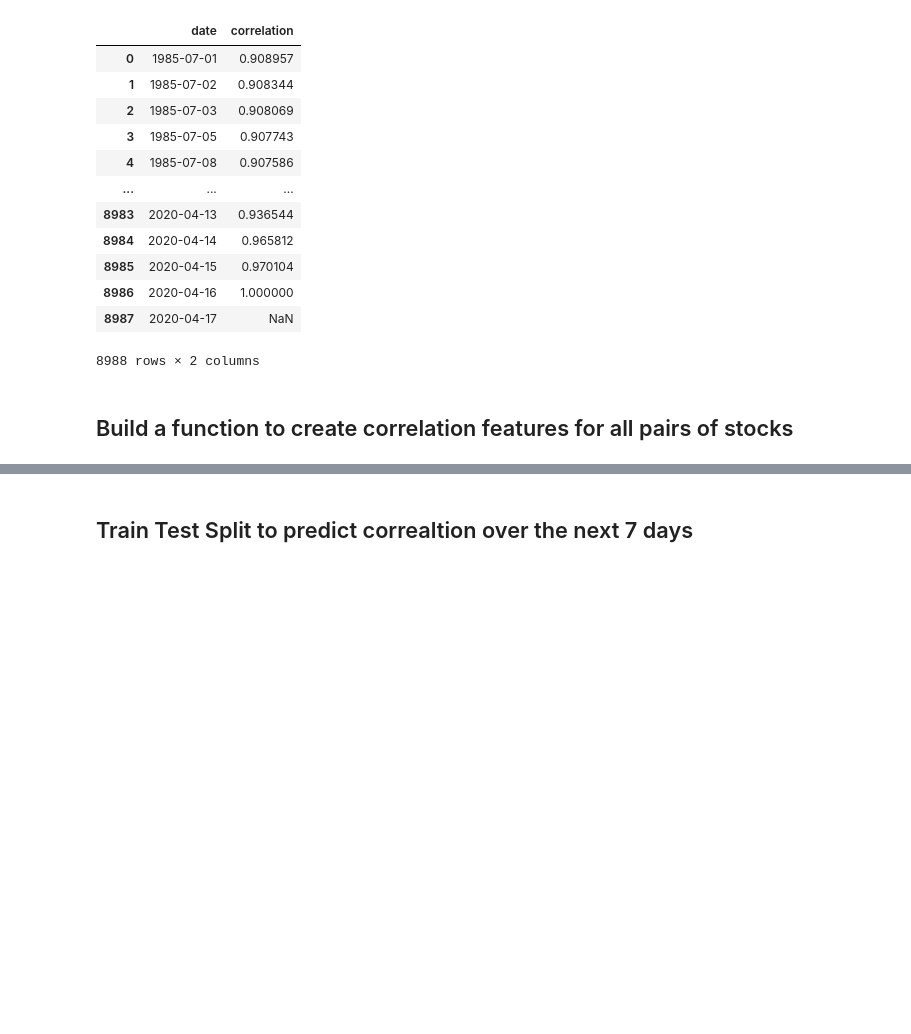
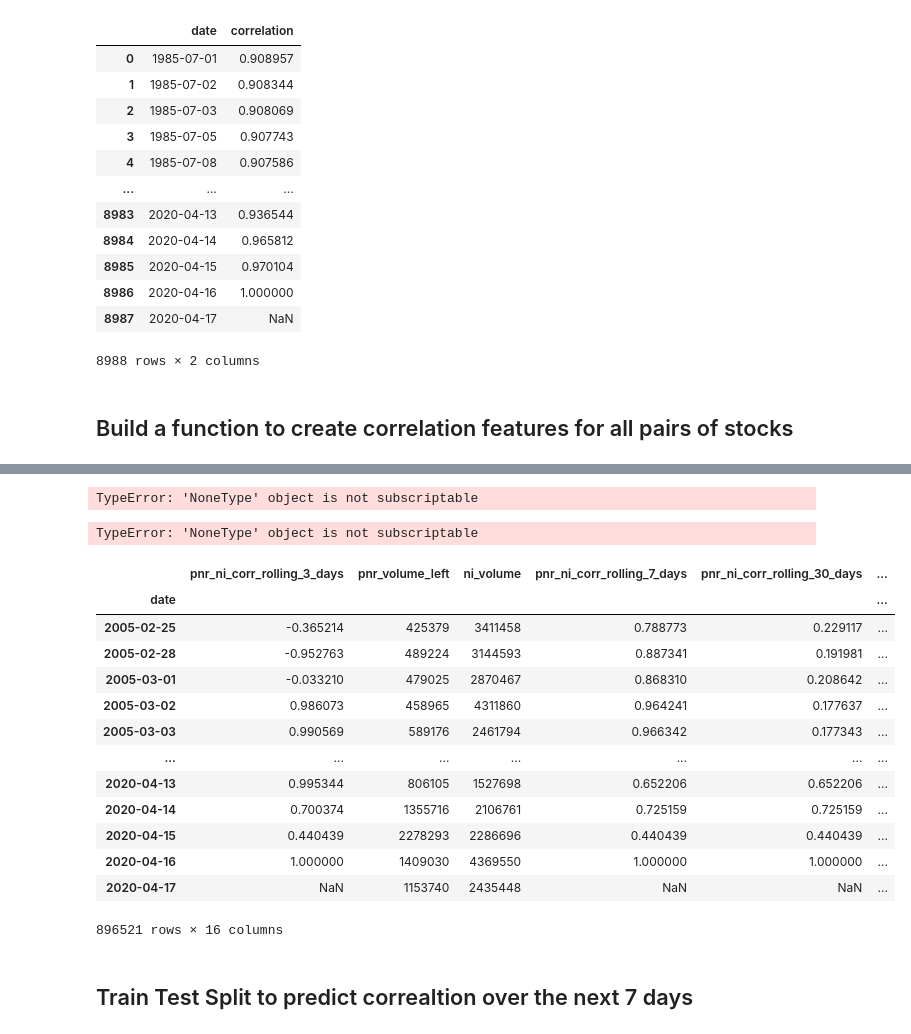
Before and after one commit to jonhilgart22/daily_trading, a Jupyter notebook: notebooks/train_model.ipynb, the cells around one changed output, grey strips where cells are left out. Drawn from its saved outputs; the diff is of its cells as text; code cells hidden in the pictures; blank space fills up the shorter version.

```diff
--- a/notebooks/train_model.ipynb
+++ b/notebooks/train_model.ipynb
@@ -374,2 +507,27 @@ final_stock_df['pnr_and_bac'].set_index('date')[['corr_rolling_365_days','corr_r
+# %%
+pd.to_datetime(final_stock_df['pnr_and_ni'].date)[0]
+# %% [output]
+TypeError: 'NoneType' object is not subscriptable
+# %%
+date_df.join(final_stock_df['pnr_and_ni'])
+# %% [output]
+TypeError: 'NoneType' object is not subscriptable
+# %%
+final_stock_df['pnr_and_ni'].set_index('date').join(final_stock_df['pnr_and_bac'].set_index('date'), lsuffix='_left')
+# %% [output]
+|  | pnr_ni_corr_rolling_3_days | pnr_volume_left | ni_volume | pnr_ni_corr_rolling_7_days | pnr_ni_corr_rolling_30_days | ... |
+| date |  |  |  |  |  | ... |
+| 2005-02-25 | -0.365214 | 425379 | 3411458 | 0.788773 | 0.229117 | ... |
+| 2005-02-28 | -0.952763 | 489224 | 3144593 | 0.887341 | 0.191981 | ... |
+| 2005-03-01 | -0.033210 | 479025 | 2870467 | 0.868310 | 0.208642 | ... |
+| 2005-03-02 | 0.986073 | 458965 | 4311860 | 0.964241 | 0.177637 | ... |
+| 2005-03-03 | 0.990569 | 589176 | 2461794 | 0.966342 | 0.177343 | ... |
+| ... | ... | ... | ... | ... | ... | ... |
+| 2020-04-13 | 0.995344 | 806105 | 1527698 | 0.652206 | 0.652206 | ... |
+| 2020-04-14 | 0.700374 | 1355716 | 2106761 | 0.725159 | 0.725159 | ... |
+| 2020-04-15 | 0.440439 | 2278293 | 2286696 | 0.440439 | 0.440439 | ... |
+| 2020-04-16 | 1.000000 | 1409030 | 4369550 | 1.000000 | 1.000000 | ... |
+| 2020-04-17 | NaN | 1153740 | 2435448 | NaN | NaN | ... |
+896521 rows × 16 columns
 # %% [markdown]
 ## Train Test Split to predict correaltion over the next 7 days
```
Also changed, not shown: parts of 14 cells of this notebook.
